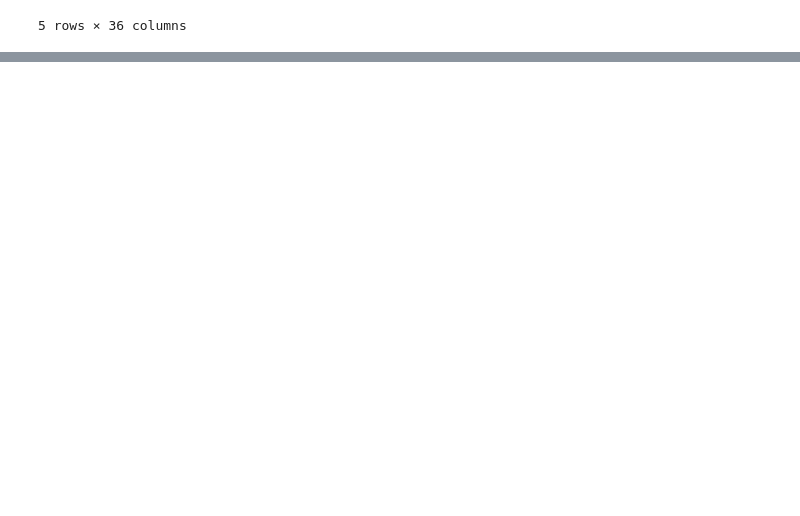
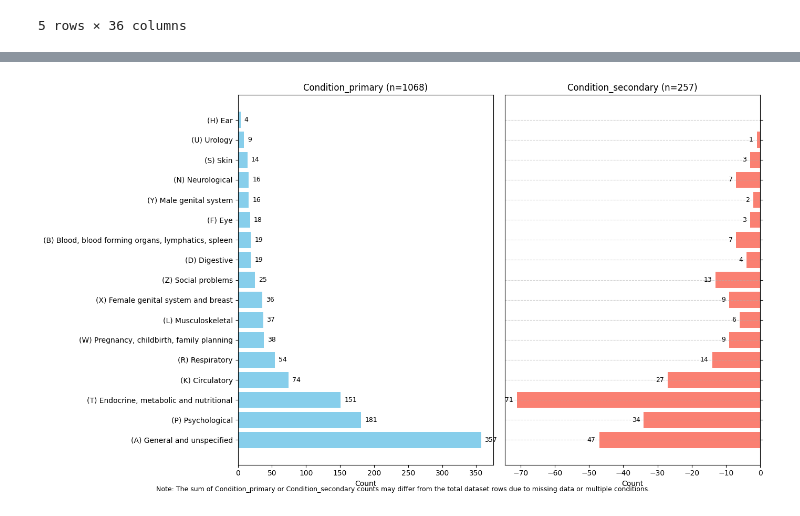
Before and after one commit to boonhowchew/malaysia-primary-care-research, a Jupyter notebook: LastCharts.ipynb, the cells around one changed output, grey strips where cells are left out. Cells and saved outputs as stored; diff of their text form; code cells hidden in the pictures; blank space fills up the shorter version.

Commit message:
last charts

```diff
--- a/LastCharts.ipynb
+++ b/LastCharts.ipynb
@@ -104,0 +178,68 @@ Passing `palette` without assigning `hue` is deprecated and will be removed in v
+# %%
+import pandas as pd
+import matplotlib.pyplot as plt
+import seaborn as sns
+
+# Load dataset
+df = pd.read_csv("REALQUAMI_Dataset_Merged.csv")
+
+# Count frequencies (descending)
+cond1_counts = df["Condition_primary"].value_counts().sort_values(ascending=False)
+cond2_counts = df["Condition_secondary"].value_counts().sort_values(ascending=False)
+
+# Convert second chart's counts to negative for mirroring
+cond2_neg = -cond2_counts
+
+# Prepare figure
+fig, axes = plt.subplots(nrows=1, ncols=2, figsize=(14, 8), sharey=True)
+
+# ---------- LEFT CHART (Condition_primary) ----------
+axes[0].barh(cond1_counts.index, cond1_counts.values, color="skyblue")
+axes[0].set_title(f"Condition_primary (n={cond1_counts.sum()})", fontsize=12)
+axes[0].set_xlabel("Count")
+axes[0].invert_yaxis()  # Largest category at the top
+
+# Annotate each bar with count, slightly offset to avoid crossing lines
+for patch in axes[0].patches:
+    width = patch.get_width()
+    y_center = patch.get_y() + patch.get_height()/2
+    # Place text to the right of the bar
+    axes[0].annotate(f"{int(width)}",
+                     (width, y_center),
+                     xytext=(5, 0),  # offset 5 px to the right
+                     textcoords="offset points",
+                     va='center', ha='left', fontsize=9)
+
+# ---------- RIGHT CHART (Condition_secondary, mirrored) ----------
+axes[1].barh(cond2_neg.index, cond2_neg.values, color="salmon")
+axes[1].set_title(f"Condition_secondary (n={cond2_counts.sum()})", fontsize=12)
+axes[1].set_xlabel("Count")
+axes[1].invert_yaxis()       # Largest category at the top
+axes[1].yaxis.tick_right()   # Move labels to the right side
+axes[1].yaxis.set_label_position("right")
+
+# Add dashed grid lines to help visually align subvariables
+axes[1].grid(axis='y', linestyle='--', alpha=0.6)
+
+# Annotate each bar (negative) with absolute count
+for patch in axes[1].patches:
+    width = patch.get_width()  # negative
+    y_center = patch.get_y() + patch.get_height()/2
+    # Place text to the left of the bar (which extends leftward)
+    axes[1].annotate(f"{int(abs(width))}",
+                     (width, y_center),
+                     xytext=(-5, 0),   # offset 5 px to the left
+                     textcoords="offset points",
+                     va='center', ha='right', fontsize=9)
+
+# Optional footnote explaining discrepancy in total counts
+discrepancy_note = (
+    "Note: The sum of Condition_primary or Condition_secondary counts may differ "
+    "from the total dataset rows due to missing data or multiple conditions."
+)
+plt.figtext(0.5, 0.01, discrepancy_note, ha='center', fontsize=9, wrap=True)
+
+plt.tight_layout()
+plt.show()
+# %% [output]
+[figure, added]
```
Also changed, not shown: parts of 10 cells of this notebook, 2 other files.
